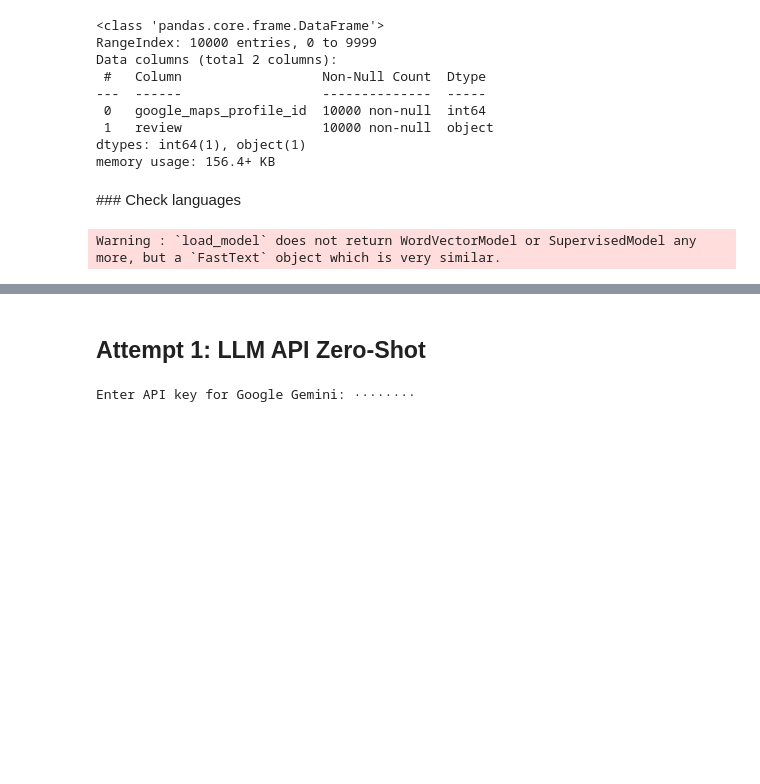
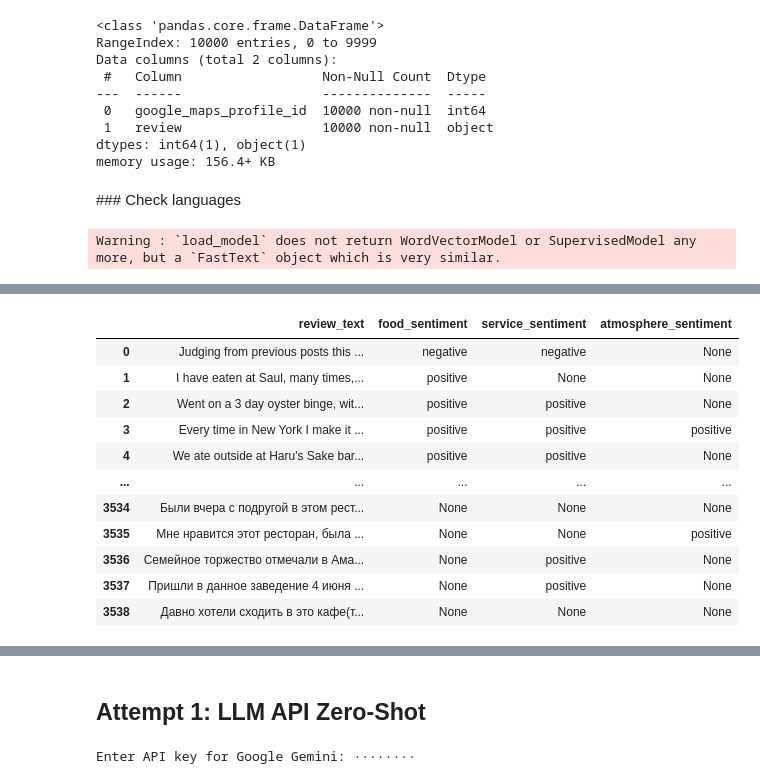
Before and after one commit to targetsm/google_reviews_sentiment, a Jupyter notebook: notebook.ipynb, the cells around one changed output, grey strips where cells are left out. Saved outputs shown, nothing was run; the diff lists cells and outputs as text; code cells hidden in the pictures; blank space fills up the shorter version.

```diff
--- a/notebook.ipynb
+++ b/notebook.ipynb
@@ -277,0 +128,83 @@ test.info
+# %%
+import xmltodict
+
+
+semval_df = pd.DataFrame(columns=['review_text','food_sentiment','service_sentiment', 'atmosphere_sentiment'])
+
+
+for file in ['ABSA16_Restaurants_Train_English_SB2.xml', 'restaurants_dutch_training_textlevel.xml', 'restaurant_tain_text_level_final.xml', 'SemEval-2016ABSA Restaurants-Spanish_Train_Subtask2.xml', 'se16_ru_rest_train_task2.xml']:
+    with open(f'data/semeval/{file}') as f:
+       xml_string = f.read()
+    print(file)
+    xml_dict = xmltodict.parse(xml_string)
+    Reviews = xml_dict['Reviews']['Review']
+    for review in Reviews:
+        sentence_concat = ''
+        #print(review)
+        if isinstance(review['sentences']['sentence'], dict):
+            sentence_concat += review['sentences']['sentence']['text'] + " "
+        else:
+            for sentence in review['sentences']['sentence']:
+                #print(sentence)
+                sentence_concat += sentence['text'] + " "
+        sent_food = None
+        sent_service = None
+        sent_atmosphere = None
+        #print('review:', review)
+        if (review['Opinions'] != None):
+            if isinstance(review['Opinions']['Opinion'], dict):
+                opinion = review['Opinions']['Opinion']
+                if 'FOOD#QUALITY' in opinion['@category']:
+                    sent_food = opinion['@polarity']
+                elif 'SERVICE#GENERAL' in opinion['@category']:
+                    sent_service = opinion['@polarity']
+                elif 'AMBIENCE#GENERAL' in opinion['@category']:
+                    sent_atmosphere = opinion['@polarity']
+            else:
+                for opinion in review['Opinions']['Opinion']:
+                    if 'FOOD#QUALITY' in opinion['@category']:
+                        sent_food = opinion['@polarity']
+                    elif 'SERVICE#GENERAL' in opinion['@category']:
+                        sent_service = opinion['@polarity']
+                    elif 'AMBIENCE#GENERAL' in opinion['@category']:
+                        sent_atmosphere = opinion['@polarity']
+        semval_df.loc[len(semval_df)] = [sentence_concat, sent_food, sent_service, sent_atmosphere]
+print(semval_df)
+
+
+for file in ['ABSA16_Restaurants_Train_SB1_v2.xml', 'restaurants_dutch_training.xml', 'reviews.xml', 'SemEval-2016ABSA Restaurants-Spanish_Train_Subtask1.xml', 'se16_ru_rest_train.xml']:
+    with open(f'data/semeval/{file}') as f:
+       xml_string = f.read()
+    print(file)
+    xml_dict = xmltodict.parse(xml_string)
+    Reviews = xml_dict['Reviews']['Review']
+    for review in Reviews:
+        sentence_concat = ''
+        if isinstance(review['sentences']['sentence'], dict):
+            sentence_concat += review['sentences']['sentence']['text'] + " "
+        else:
+            for sentence in review['sentences']['sentence']:
+                sentence_concat += sentence['text'] + " "
+                sent_food = None
+                sent_service = None
+                sent_atmosphere = None
+                if ('Opinions' in sentence) and (sentence['Opinions'] != None):
+                    if isinstance(sentence['Opinions']['Opinion'], dict):
+                        opinion = sentence['Opinions']['Opinion']
+                        if 'FOOD#QUALITY' in opinion['@category']:
+                            sent_food = opinion['@polarity']
+                        elif 'SERVICE#GENERAL' in opinion['@category']:
+                            sent_service = opinion['@polarity']
+                        elif 'AMBIENCE#GENERAL' in opinion['@category']:
+                            sent_atmosphere = opinion['@polarity']
+                    else:
+                        for opinion in sentence['Opinions']['Opinion']:
+                            if 'FOOD#QUALITY' in opinion['@category']:
+                                sent_food = opinion['@polarity']
+                            elif 'SERVICE#GENERAL' in opinion['@category']:
+                                sent_service = opinion['@polarity']
+                            elif 'AMBIENCE#GENERAL' in opinion['@category']:
+                                sent_atmosphere = opinion['@polarity']
+            semval_df.loc[len(semval_df)] = [sentence_concat, sent_food, sent_service, sent_atmosphere]
+semval_df
+# %% [output]
@@ -277,0 +228,12 @@ test.info
+|  | review_text | food_sentiment | service_sentiment | atmosphere_sentiment |
+| 0 | Judging from previous posts this ... | negative | negative | None |
+| 1 | I have eaten at Saul, many times,... | positive | None | None |
+| 2 | Went on a 3 day oyster binge, wit... | positive | positive | None |
+| 3 | Every time in New York I make it ... | positive | positive | positive |
+| 4 | We ate outside at Haru's Sake bar... | positive | positive | None |
+| ... | ... | ... | ... | ... |
+| 3534 | Были вчера с подругой в этом рест... | None | None | None |
+| 3535 | Мне нравится этот ресторан, была ... | None | None | positive |
+| 3536 | Семейное торжество отмечали в Ама... | None | positive | None |
+| 3537 | Пришли в данное заведение 4 июня ... | None | positive | None |
+| 3538 | Давно хотели сходить в это кафе(т... | None | None | None |
```
Also changed, not shown: parts of 21 cells of this notebook.
